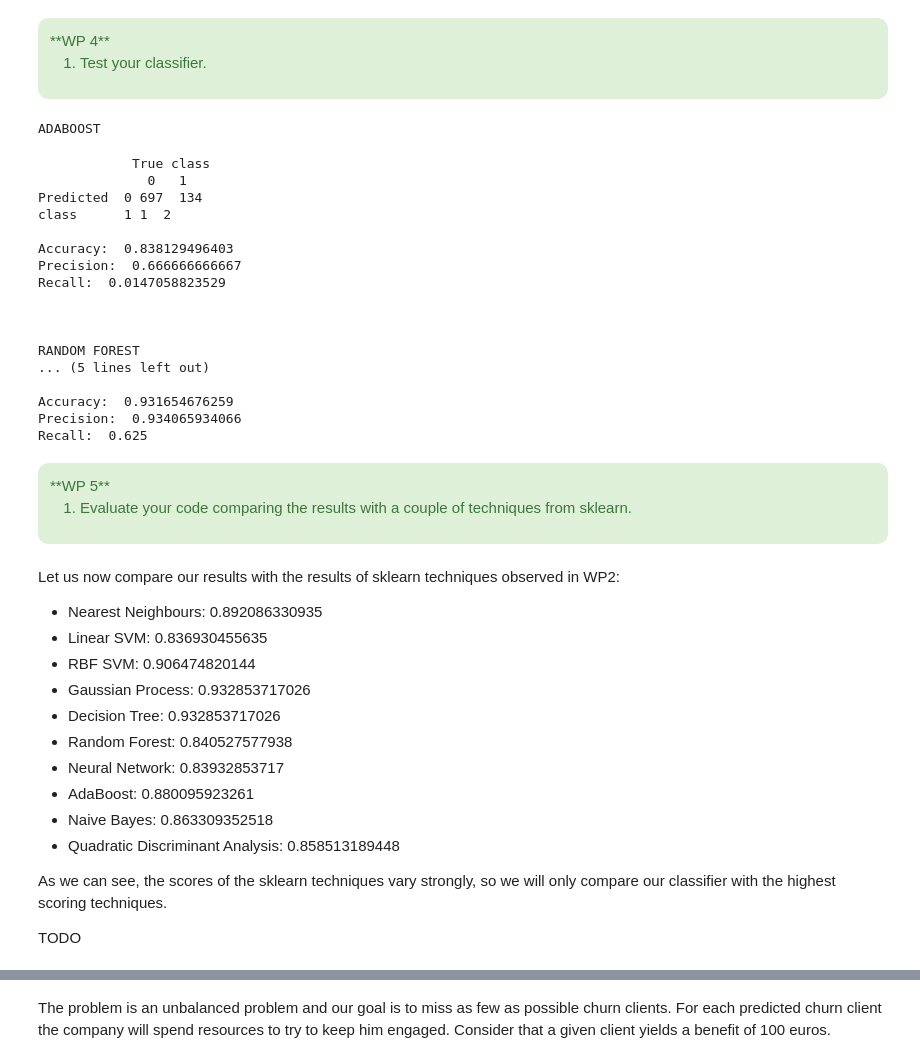
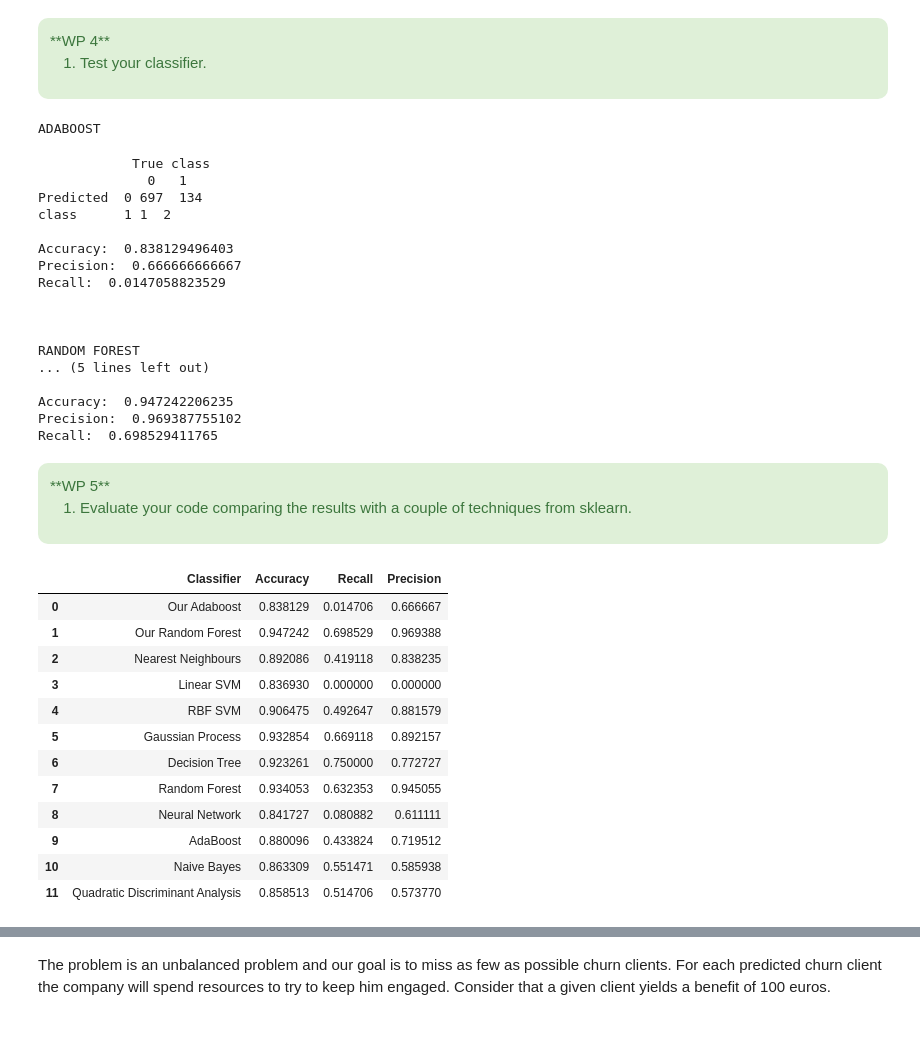
Before and after one commit to emasa/IML, a Jupyter notebook: supervised_exercise_4_merged.ipynb, the cells around one changed output, grey strips where cells are left out. Saved outputs shown, nothing was run; the diff lists cells and outputs as text; code cells hidden in the pictures; blank space fills up the shorter version.

```diff
--- a/supervised_exercise_4_merged.ipynb
+++ b/supervised_exercise_4_merged.ipynb
@@ -596,11 +617,11 @@ def print_stats(predictions):
     print "Precision: ", 1. * TP / (TP + FP)
     print "Recall: ", 1. * TP / (TP + FN)
 
-
 #testing adaboost
 print('ADABOOST')
-ada = myAdaboostClassifier(5).fit(X_train,y_train)
-print_stats(ada.predict(X_test))
+ada = myAdaboostClassifier(50).fit(X_train,y_train)
+ada_predictions = ada.predict(X_test)
+print_stats(ada_predictions)
 
 print("\n\n")
 
@@ -625,30 +646,12 @@ Recall:  0.0147058823529
 RANDOM FOREST
 ... (5 lines left out)
 
-Accuracy:  0.931654676259
-Precision:  0.934065934066
-Recall:  0.625
+Accuracy:  0.947242206235
+Precision:  0.969387755102
+Recall:  0.698529411765
 # %% [markdown]
 <div class = "alert alert-success" style = "border-radius:10px">**WP 5**
 <ol>
 <li> Evaluate your code comparing the results with a couple of techniques from sklearn.</li>
 </ol>
 <div>
-# %% [markdown]
-Let us now compare our results with the results of sklearn techniques observed in WP2:
-<ul>
-<li>Nearest Neighbours: 0.892086330935</li>
-<li>Linear SVM: 0.836930455635</li>
-<li>RBF SVM: 0.906474820144</li>
-<li>Gaussian Process: 0.932853717026</li>
-<li>Decision Tree: 0.932853717026</li>
-<li>Random Forest: 0.840527577938</li>
-<li>Neural Network: 0.83932853717</li>
-<li>AdaBoost: 0.880095923261</li>
-<li>Naive Bayes: 0.863309352518</li>
-<li>Quadratic Discriminant Analysis: 0.858513189448</li>
-</ul>
-
-As we can see, the scores of the sklearn techniques vary strongly, so we will only compare our classifier with the highest scoring techniques.
-
-TODO
@@ -654,0 +670,16 @@ TODO
+# %%
+csf_stats
+# %% [output]
+|  | Classifier | Accuracy | Recall | Precision |
+| 0 | Our Adaboost | 0.838129 | 0.014706 | 0.666667 |
+| 1 | Our Random Forest | 0.947242 | 0.698529 | 0.969388 |
+| 2 | Nearest Neighbours | 0.892086 | 0.419118 | 0.838235 |
+| 3 | Linear SVM | 0.836930 | 0.000000 | 0.000000 |
+| 4 | RBF SVM | 0.906475 | 0.492647 | 0.881579 |
+| 5 | Gaussian Process | 0.932854 | 0.669118 | 0.892157 |
+| 6 | Decision Tree | 0.923261 | 0.750000 | 0.772727 |
+| 7 | Random Forest | 0.934053 | 0.632353 | 0.945055 |
+| 8 | Neural Network | 0.841727 | 0.080882 | 0.611111 |
+| 9 | AdaBoost | 0.880096 | 0.433824 | 0.719512 |
+| 10 | Naive Bayes | 0.863309 | 0.551471 | 0.585938 |
+| 11 | Quadratic Discriminant Analysis | 0.858513 | 0.514706 | 0.573770 |
```
Also changed, not shown: parts of 9 cells of this notebook.
